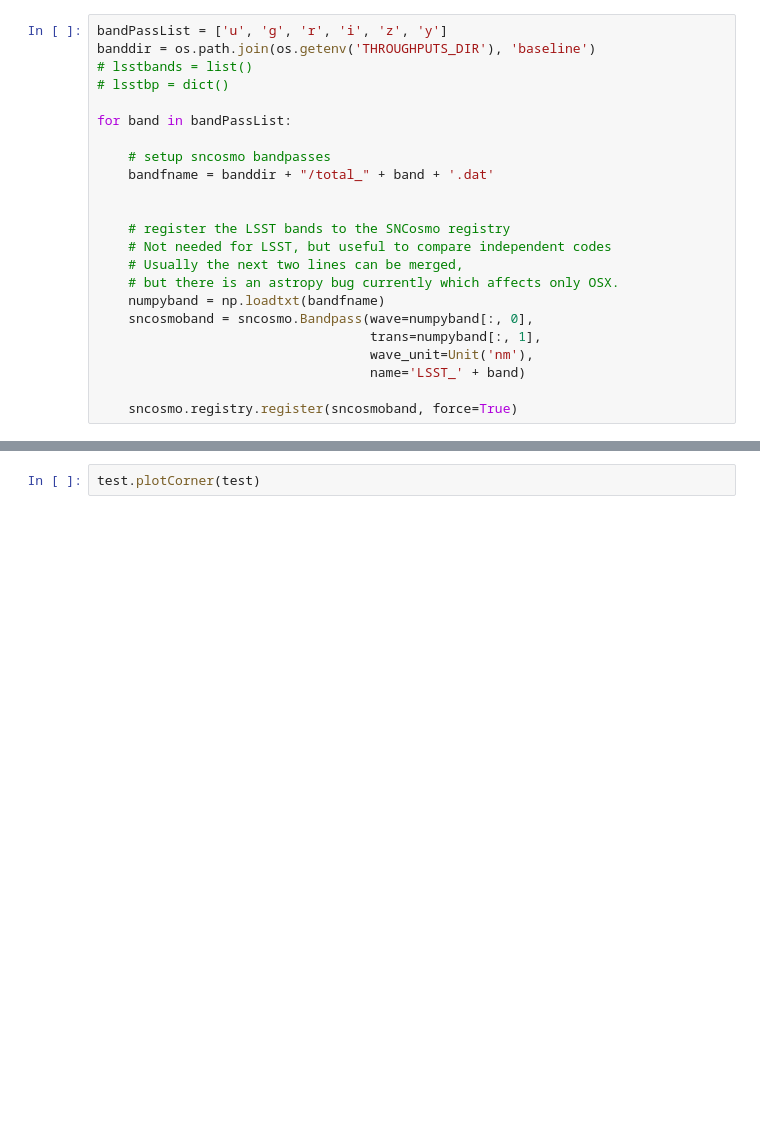
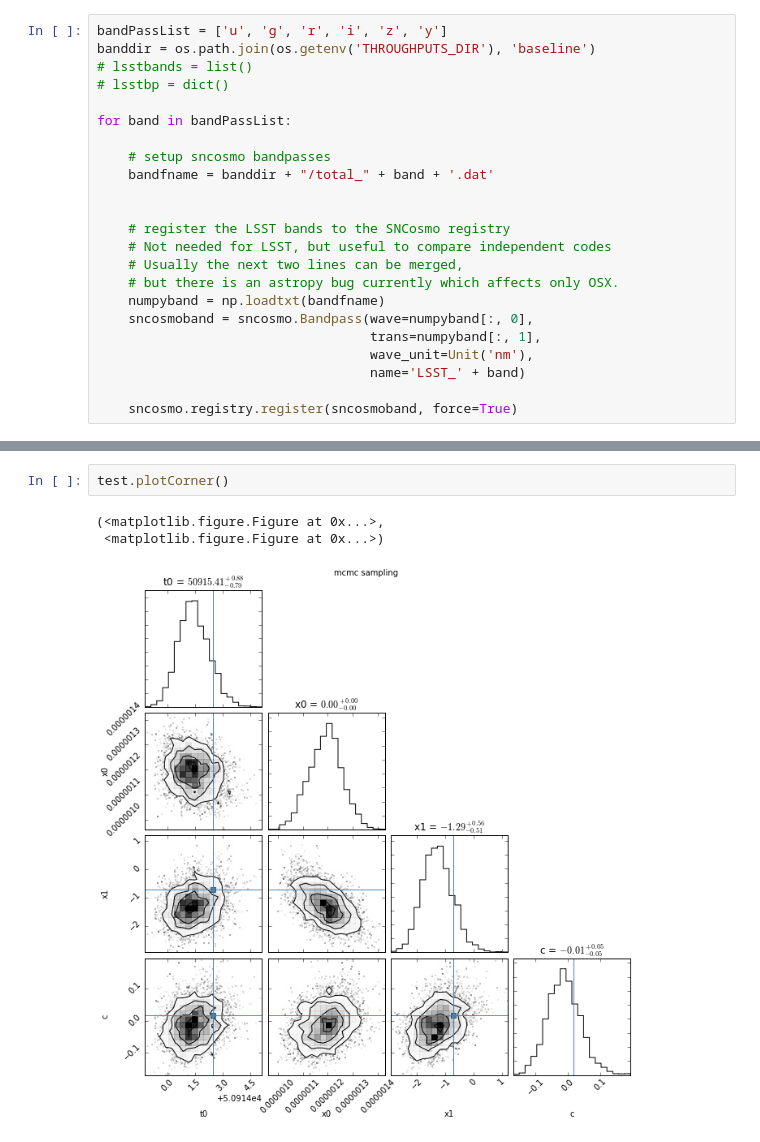
Before and after one commit to rbiswas4/sncosmo_lc_analysis, a Jupyter notebook: running_LC.ipynb, the cells around one changed output, grey strips where cells are left out. Saved outputs shown, nothing was run; the diff lists cells and outputs as text; blank space fills up the shorter version.

```diff
--- a/running_LC.ipynb
+++ b/running_LC.ipynb
@@ -67,2 +190,6 @@ test.plotTrace(test)
 # %%
-test.plotCorner(test)
+test.plotCorner()
+# %% [output]
+(<matplotlib.figure.Figure at 0x...>,
+ <matplotlib.figure.Figure at 0x...>)
+[figure, added]
```
Also changed, not shown: parts of 21 cells of this notebook, 2 other files.
